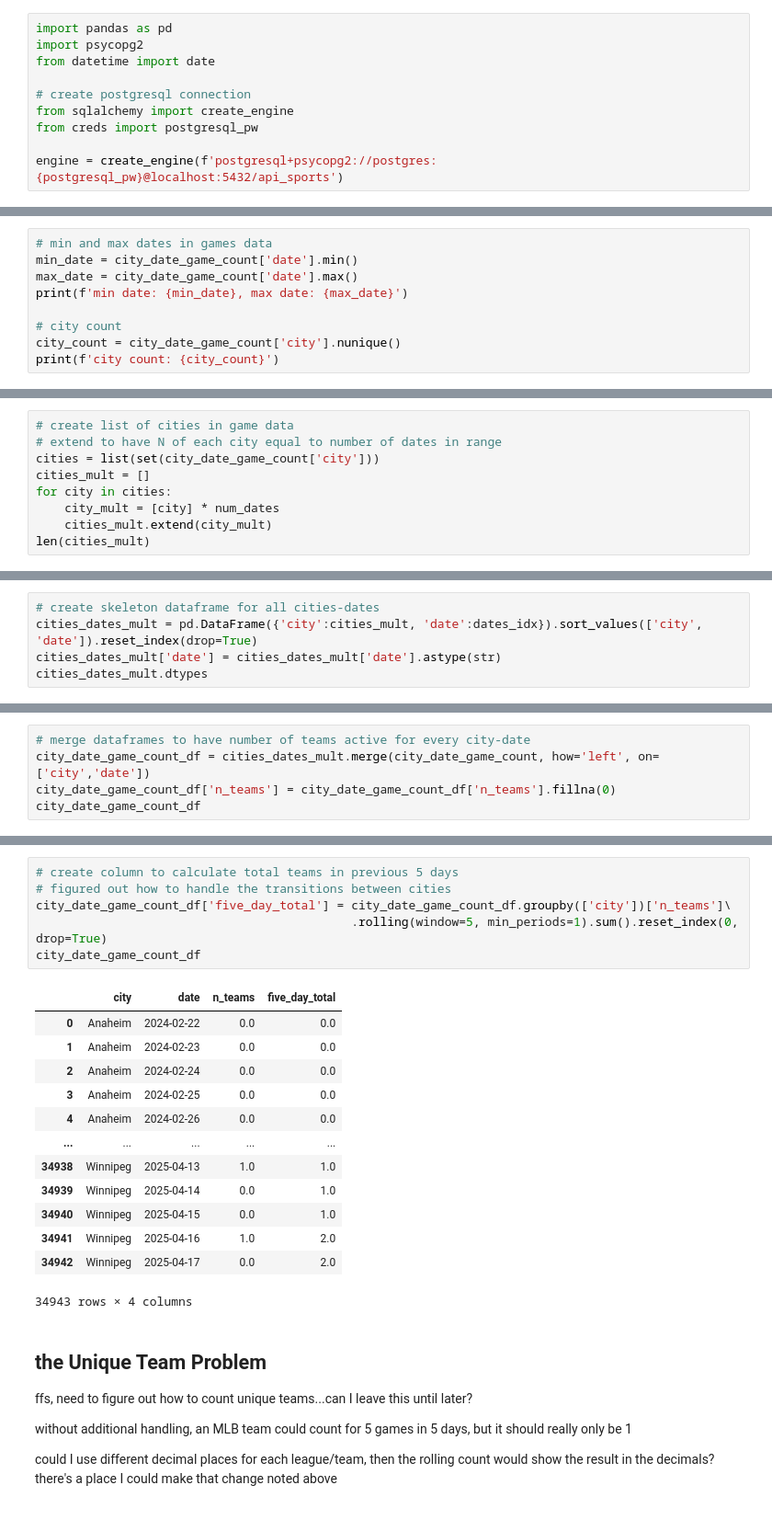
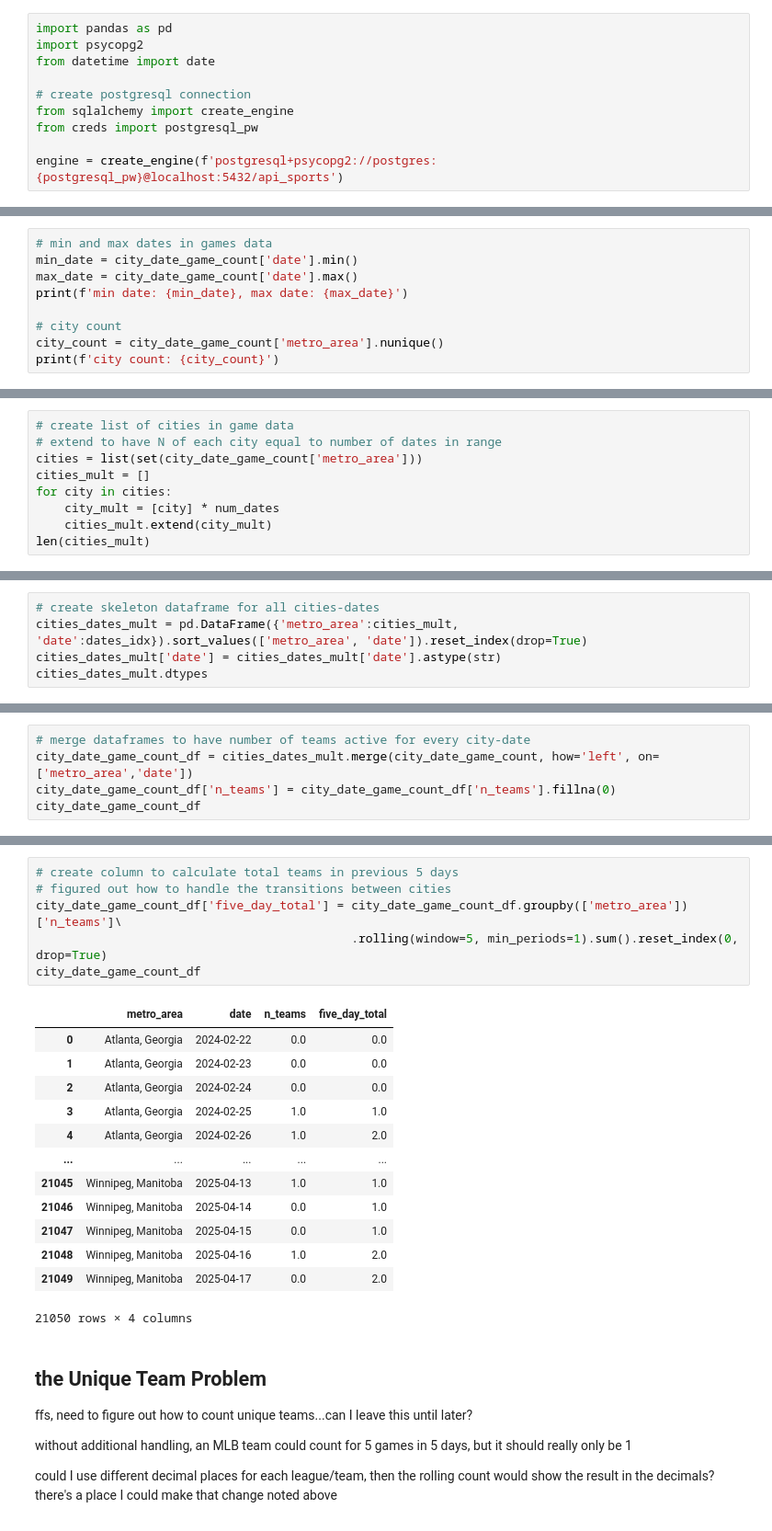
Before and after one commit to hunterhollis/asa, a Jupyter notebook: game_finder.ipynb, the cells around one changed output, grey strips where cells are left out. Shown: that part at 92% size. Cells and saved outputs as stored; diff of their text form.

Commit message:
Metro areas, Tableau dashboard
Added metro areas to team venue info, views, and game finder. Started work on a Tableau dashboard.

```diff
--- a/game_finder.ipynb
+++ b/game_finder.ipynb
@@ -50,7 +50,7 @@ max_date = city_date_game_count['date'].max()
 print(f'min date: {min_date}, max date: {max_date}')
 
 # city count
-city_count = city_date_game_count['city'].nunique()
+city_count = city_date_game_count['metro_area'].nunique()
 print(f'city count: {city_count}')
 # %% [output]
 min date: 2024-02-22, max date: 2025-04-17
@@ -70,7 +70,7 @@ length of date index: 34943
 # %%
 # create list of cities in game data
 # extend to have N of each city equal to number of dates in range
-cities = list(set(city_date_game_count['city']))
+cities = list(set(city_date_game_count['metro_area']))
 cities_mult = []
 for city in cities:
     city_mult = [city] * num_dates
@@ -81,6 +81,6 @@ len(cities_mult)
 # %%
 # create skeleton dataframe for all cities-dates
-cities_dates_mult = pd.DataFrame({'city':cities_mult, 'date':dates_idx}).sort_values(['city', 'date']).reset_index(drop=True)
+cities_dates_mult = pd.DataFrame({'metro_area':cities_mult, 'date':dates_idx}).sort_values(['metro_area', 'date']).reset_index(drop=True)
 cities_dates_mult['date'] = cities_dates_mult['date'].astype(str)
 cities_dates_mult.dtypes
 # %% [output]
@@ -89,7 +89,7 @@ date    object
 dtype: object
 # %%
 # merge dataframes to have number of teams active for every city-date
-city_date_game_count_df = cities_dates_mult.merge(city_date_game_count, how='left', on=['city','date'])
+city_date_game_count_df = cities_dates_mult.merge(city_date_game_count, how='left', on=['metro_area','date'])
 city_date_game_count_df['n_teams'] = city_date_game_count_df['n_teams'].fillna(0)
 city_date_game_count_df
 # %% [output]
@@ -109,23 +109,23 @@ city_date_game_count_df
 # %%
 # create column to calculate total teams in previous 5 days
 # figured out how to handle the transitions between cities
-city_date_game_count_df['five_day_total'] = city_date_game_count_df.groupby(['city'])['n_teams']\
+city_date_game_count_df['five_day_total'] = city_date_game_count_df.groupby(['metro_area'])['n_teams']\
                                             .rolling(window=5, min_periods=1).sum().reset_index(0, drop=True)
 city_date_game_count_df
 # %% [output]
-|  | city | date | n_teams | five_day_total |
-| 0 | Anaheim | 2024-02-22 | 0.0 | 0.0 |
-| 1 | Anaheim | 2024-02-23 | 0.0 | 0.0 |
-| 2 | Anaheim | 2024-02-24 | 0.0 | 0.0 |
-| 3 | Anaheim | 2024-02-25 | 0.0 | 0.0 |
-| 4 | Anaheim | 2024-02-26 | 0.0 | 0.0 |
+|  | metro_area | date | n_teams | five_day_total |
+| 0 | Atlanta, Georgia | 2024-02-22 | 0.0 | 0.0 |
+| 1 | Atlanta, Georgia | 2024-02-23 | 0.0 | 0.0 |
+| 2 | Atlanta, Georgia | 2024-02-24 | 0.0 | 0.0 |
+| 3 | Atlanta, Georgia | 2024-02-25 | 1.0 | 1.0 |
+| 4 | Atlanta, Georgia | 2024-02-26 | 1.0 | 2.0 |
 | ... | ... | ... | ... | ... |
-| 34938 | Winnipeg | 2025-04-13 | 1.0 | 1.0 |
-| 34939 | Winnipeg | 2025-04-14 | 0.0 | 1.0 |
-| 34940 | Winnipeg | 2025-04-15 | 0.0 | 1.0 |
-| 34941 | Winnipeg | 2025-04-16 | 1.0 | 2.0 |
-| 34942 | Winnipeg | 2025-04-17 | 0.0 | 2.0 |
+| 21045 | Winnipeg, Manitoba | 2025-04-13 | 1.0 | 1.0 |
+| 21046 | Winnipeg, Manitoba | 2025-04-14 | 0.0 | 1.0 |
+| 21047 | Winnipeg, Manitoba | 2025-04-15 | 0.0 | 1.0 |
+| 21048 | Winnipeg, Manitoba | 2025-04-16 | 1.0 | 2.0 |
+| 21049 | Winnipeg, Manitoba | 2025-04-17 | 0.0 | 2.0 |
-34943 rows × 4 columns
+21050 rows × 4 columns
 # %% [markdown]
 ## the Unique Team Problem
 ffs, need to figure out how to count unique teams...can I leave this until later?
```
Also changed, not shown: parts of 18 cells of this notebook, 5 other files.
